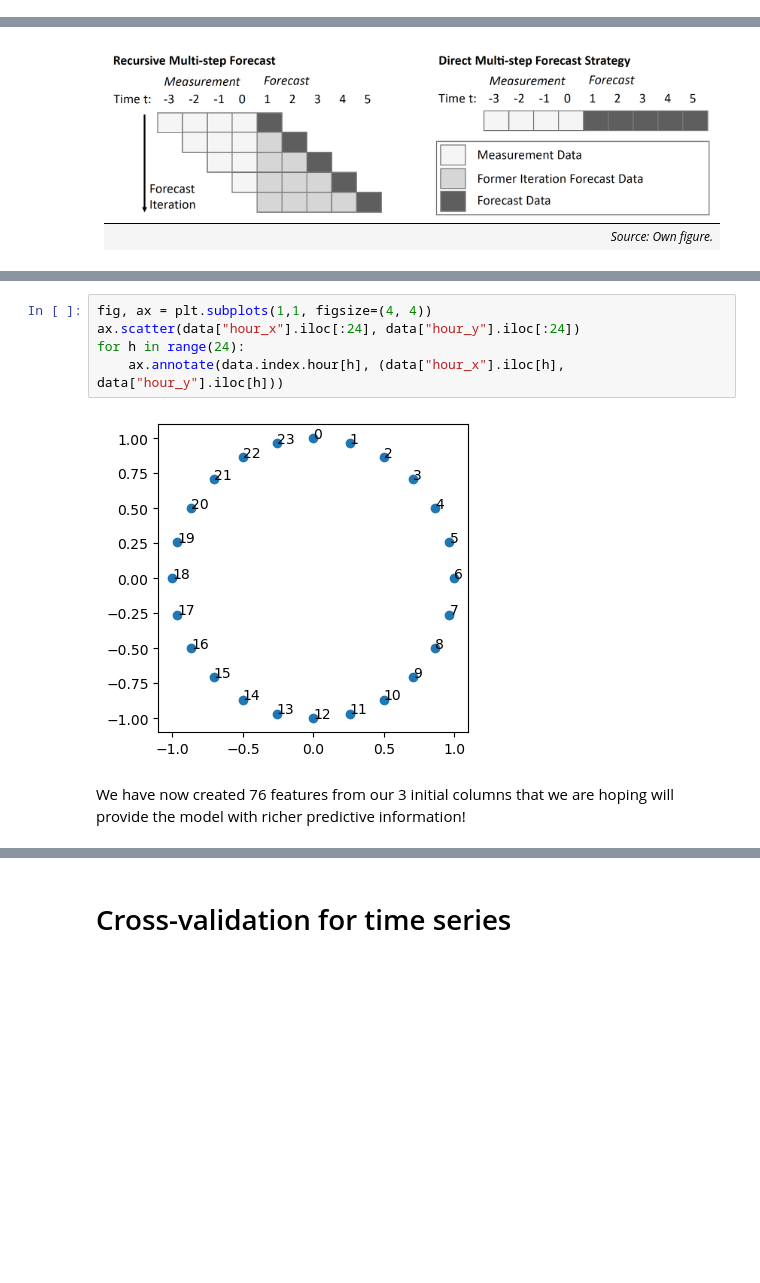
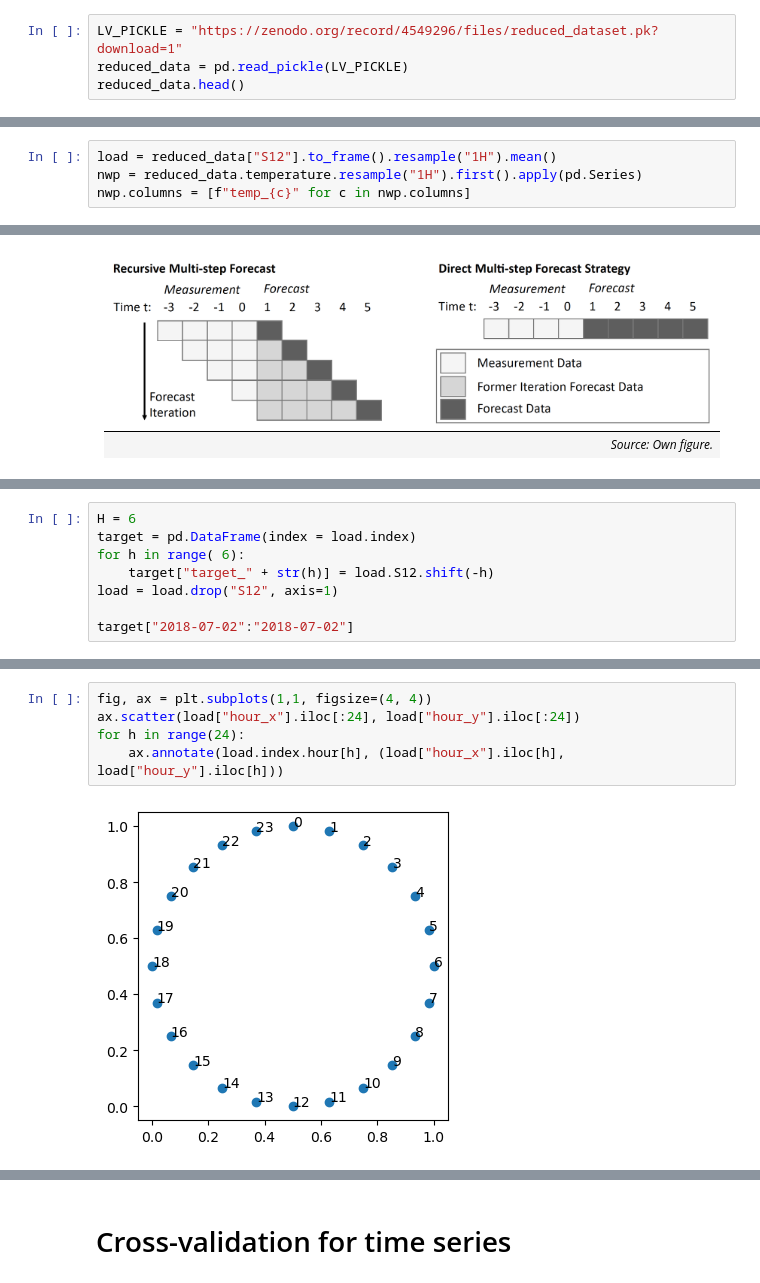
Before and after one commit to low-voltage-loadforecasting/book-case-study, a Jupyter notebook: Case_Study_LV_Load_Forecasting_with_ML.ipynb, the cells around one changed output, grey strips where cells are left out. Drawn from its saved outputs; the diff is of its cells as text; blank space fills up the shorter version.

```diff
--- a/Case_Study_LV_Load_Forecasting_with_ML.ipynb
+++ b/Case_Study_LV_Load_Forecasting_with_ML.ipynb
@@ -180,0 +92,4 @@ This basic EDA for load data shows that there is:
+# %%
+LV_PICKLE = "https://zenodo.org/record/4549296/files/reduced_dataset.pk?download=1"
+reduced_data = pd.read_pickle(LV_PICKLE)
+reduced_data.head()
@@ -180,0 +160,4 @@ This basic EDA for load data shows that there is:
+# %%
+load = reduced_data["S12"].to_frame().resample("1H").mean()
+nwp = reduced_data.temperature.resample("1H").first().apply(pd.Series)
+nwp.columns = [f"temp_{c}" for c in nwp.columns]
@@ -288,0 +346,8 @@ Index(['load', 'temperature', 'hour_x', 'hour_y', 'month_x', 'month_y',
+# %%
+H = 6
+target = pd.DataFrame(index = load.index)
+for h in range( 6):
+    target["target_" + str(h)] = load.S12.shift(-h)
+load = load.drop("S12", axis=1)
+
+target["2018-07-02":"2018-07-02"]
@@ -289,9 +372,7 @@ Index(['load', 'temperature', 'hour_x', 'hour_y', 'month_x', 'month_y',
 # %%
 fig, ax = plt.subplots(1,1, figsize=(4, 4))
-ax.scatter(data["hour_x"].iloc[:24], data["hour_y"].iloc[:24])
+ax.scatter(load["hour_x"].iloc[:24], load["hour_y"].iloc[:24])
 for h in range(24):
-    ax.annotate(data.index.hour[h], (data["hour_x"].iloc[h], data["hour_y"].iloc[h]))
+    ax.annotate(load.index.hour[h], (load["hour_x"].iloc[h], load["hour_y"].iloc[h]))
 # %% [output]
-[figure, old version]
+[figure, new version]
-# %% [markdown]
-We have now created 76 features from our 3 initial columns that we are hoping will provide the model with richer predictive information!
```
Also changed, not shown: parts of 123 cells of this notebook.
